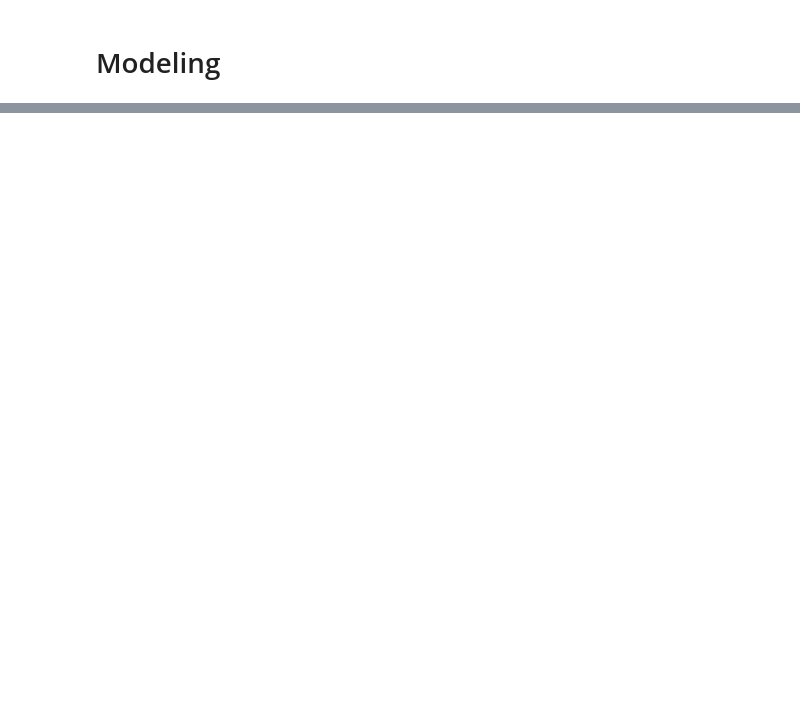
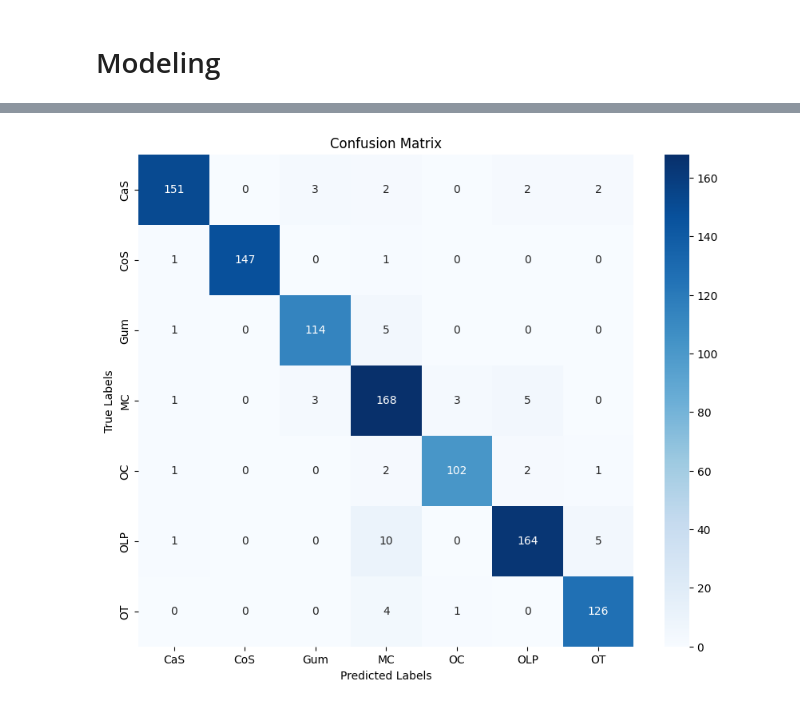
Before and after one commit to Alaawael3/Teeth_Disease, a Jupyter notebook: teethDisease_v1.ipynb, the cells around one changed output, grey strips where cells are left out. Saved outputs shown, nothing was run; the diff lists cells and outputs as text; code cells hidden in the pictures; blank space fills up the shorter version.

```diff
--- a/teethDisease_v1.ipynb
+++ b/teethDisease_v1.ipynb
@@ -157,12 +198,15 @@ train=train_gen.flow_from_directory(
     class_mode='categorical',
     batch_size=32
 )
-test=test_gen.flow_from_directory(
+test = test_gen.flow_from_directory(
     test_dir,
     target_size=(256,256),
     class_mode='categorical',
-    batch_size=32
+    classes=class_names,
+    batch_size=32,
+    shuffle=False   # IMPORTANT
 )
+
 val=val_gen.flow_from_directory(
     val_dir,
     target_size=(256,256),
@@ -344,0 +440,6 @@ plt.show()
+# %%
+# Load the model
+loaded_model = load_model(save_path)
+
+# Verify the model is loaded correctly (optional)
+loaded_model.summary()
@@ -351,0 +481,7 @@ Detected at node compile_loss/categorical_crossentropy/softmax_cross_entropy_wit
+# %%
+# Get true labels (y_true)
+y_true = test.classes  # Ground truth labels (integers)
+
+# Get model predictions (y_pred)
+y_pred_probs = loaded_model.predict(test)  # Predicted probabilities
+y_pred = np.argmax(y_pred_probs, axis=1)  # Convert probabilities to class indices
@@ -351,0 +490,16 @@ Detected at node compile_loss/categorical_crossentropy/softmax_cross_entropy_wit
+# %%
+# Get class names (same order as in the generator)
+class_names = list(test.class_indices.keys())
+
+# Compute confusion matrix
+cm = confusion_matrix(y_true, y_pred)
+
+# Display confusion matrix
+plt.figure(figsize=(10, 8))
+sns.heatmap(cm, annot=True, fmt='d', cmap='Blues', xticklabels=class_names, yticklabels=class_names)
+plt.xlabel('Predicted Labels')
+plt.ylabel('True Labels')
+plt.title('Confusion Matrix')
+plt.show()
+# %% [output]
+[figure, added]
```
Also changed, not shown: parts of 39 cells of this notebook.
